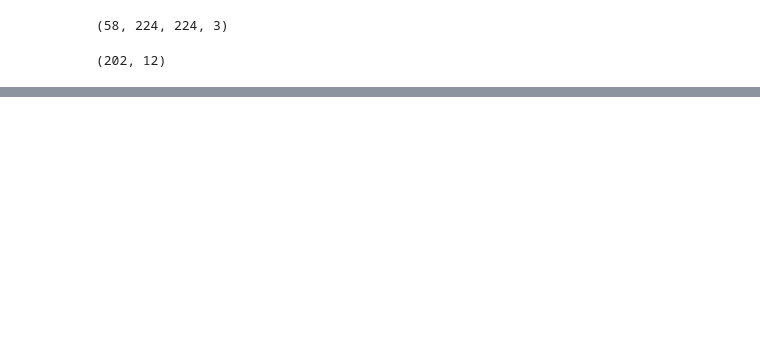
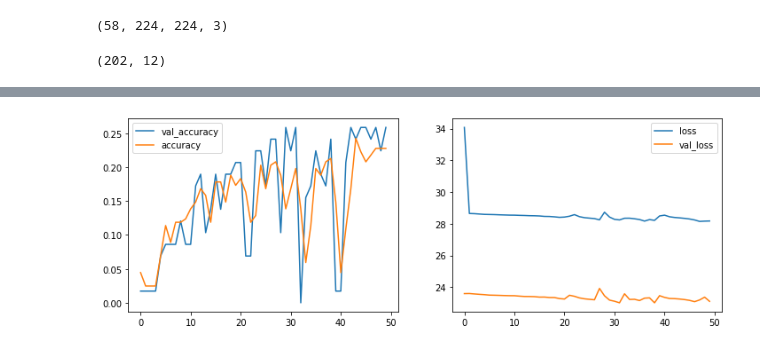
Before and after one commit to estevanmendes/chess_img, a Jupyter notebook: codigo.ipynb, the cells around one changed output, grey strips where cells are left out. Drawn from its saved outputs; the diff is of its cells as text; code cells hidden in the pictures; blank space fills up the shorter version.

```diff
--- a/codigo.ipynb
+++ b/codigo.ipynb
@@ -234,3 +231,28 @@ def plot(history):
+# %%
+def plot_train(history,multiple=False):
+
+
+    if multiple:
+        storage=history
+    else:
+        storage=history.history
+
+    accuracy=storage['accuracy']
+    val_accuracy=storage['val_accuracy']
+    loss=storage['loss']
+    val_loss=storage['val_loss']
+
+
+
+    fig,ax=plt.subplots(1,2,figsize=(12,4))
+
+    ax[0].plot(val_accuracy,label='val_accuracy')
+    ax[0].plot(accuracy,label='accuracy')
+    ax[0].legend()
+
+    ax[1].plot(loss,label='loss')
+    ax[1].plot(val_loss,label='val_loss')
+    ax[1].legend()
 # %%
 Xtrain.shape
 # %% [output]
@@ -237,0 +260,4 @@ Xtrain.shape
+# %%
+plot_train(history)
+# %% [output]
+[figure, added]
```
Also changed, not shown: parts of 18 cells of this notebook.
